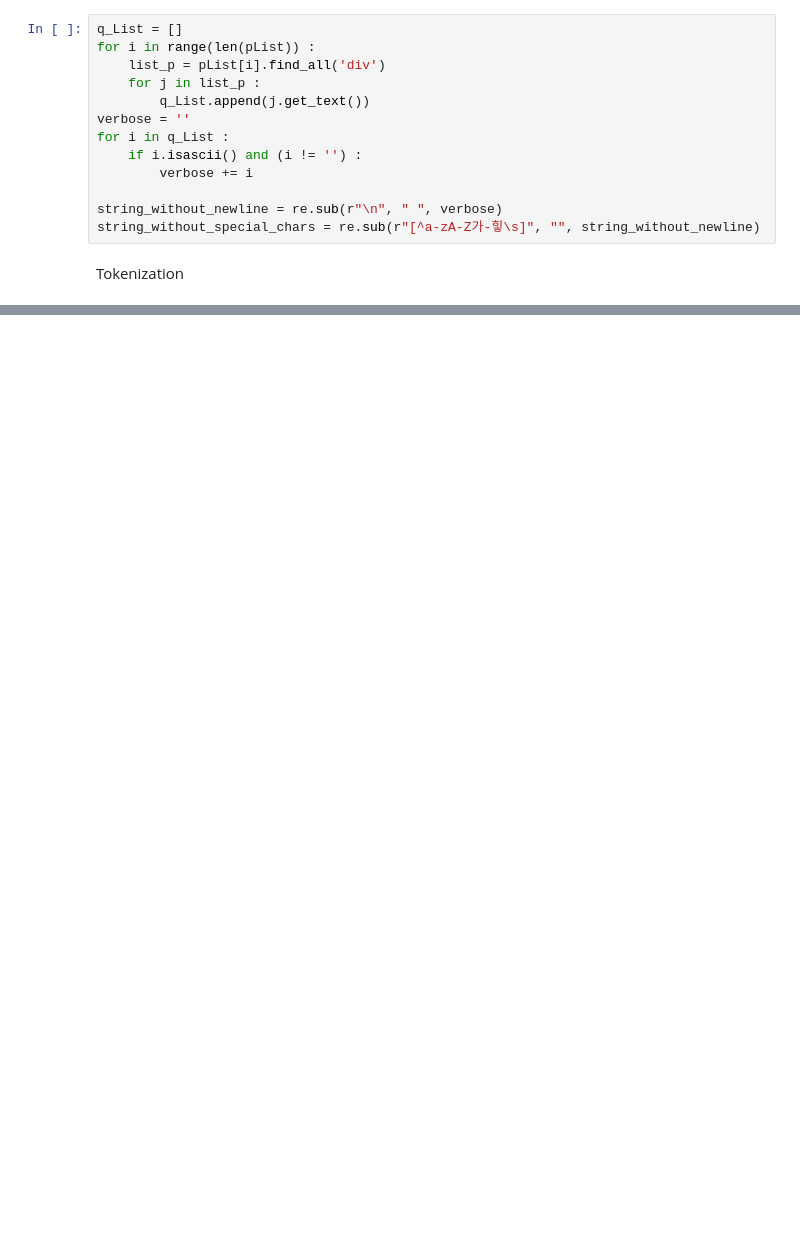
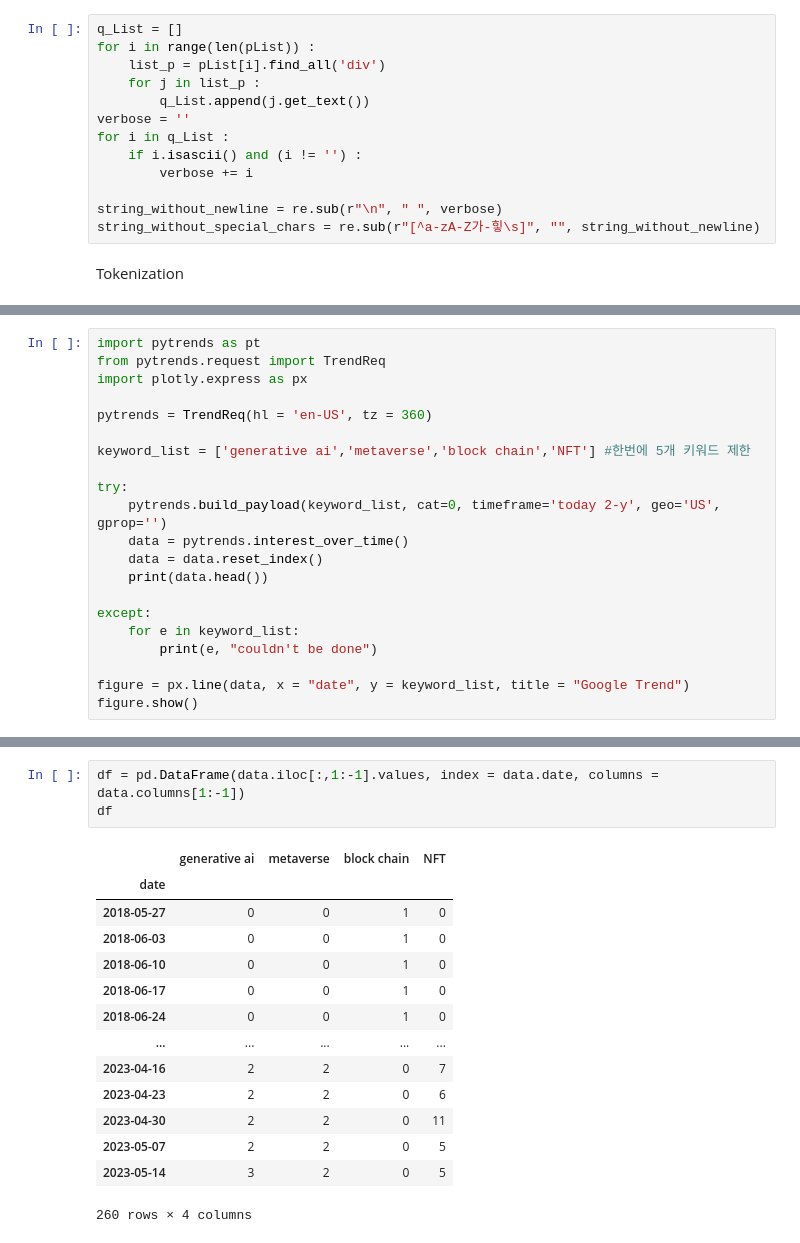
Before and after one commit to Tommylee1013/MetaverseMarketing, a Jupyter notebook: Google Web Crawling.ipynb, the cells around one changed output, grey strips where cells are left out. Saved outputs shown, nothing was run; the diff lists cells and outputs as text; blank space fills up the shorter version.

```diff
--- a/Google Web Crawling.ipynb
+++ b/Google Web Crawling.ipynb
@@ -117,0 +154,21 @@ plt.axis('off')
+# %%
+import pytrends as pt
+from pytrends.request import TrendReq
+import plotly.express as px
+
+pytrends = TrendReq(hl = 'en-US', tz = 360)
+
+keyword_list = ['generative ai','metaverse','block chain','NFT'] #한번에 5개 키워드 제한
+
+try:
+    pytrends.build_payload(keyword_list, cat=0, timeframe='today 2-y', geo='US', gprop='')
+    data = pytrends.interest_over_time()
+    data = data.reset_index()
+    print(data.head())
+
+except:
+    for e in keyword_list:
+        print(e, "couldn't be done")
+
+figure = px.line(data, x = "date", y = keyword_list, title = "Google Trend")
+figure.show()
@@ -117,0 +181,18 @@ plt.axis('off')
+# %%
+df = pd.DataFrame(data.iloc[:,1:-1].values, index = data.date, columns = data.columns[1:-1])
+df
+# %% [output]
+|  | generative ai | metaverse | block chain | NFT |
+| date |  |  |  |  |
+| 2018-05-27 | 0 | 0 | 1 | 0 |
+| 2018-06-03 | 0 | 0 | 1 | 0 |
+| 2018-06-10 | 0 | 0 | 1 | 0 |
+| 2018-06-17 | 0 | 0 | 1 | 0 |
+| 2018-06-24 | 0 | 0 | 1 | 0 |
+| ... | ... | ... | ... | ... |
+| 2023-04-16 | 2 | 2 | 0 | 7 |
+| 2023-04-23 | 2 | 2 | 0 | 6 |
+| 2023-04-30 | 2 | 2 | 0 | 11 |
+| 2023-05-07 | 2 | 2 | 0 | 5 |
+| 2023-05-14 | 3 | 2 | 0 | 5 |
+260 rows × 4 columns
```
Also changed, not shown: parts of 14 cells of this notebook.
